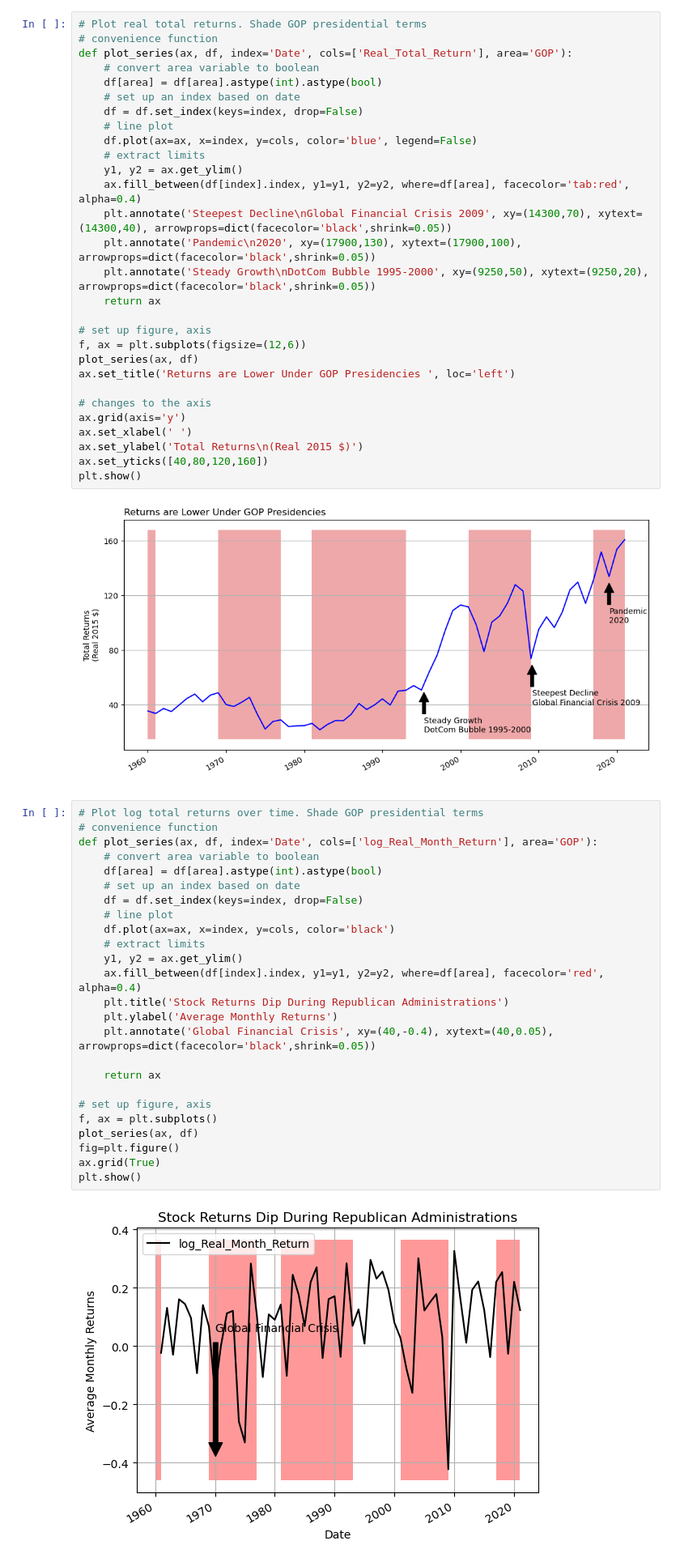
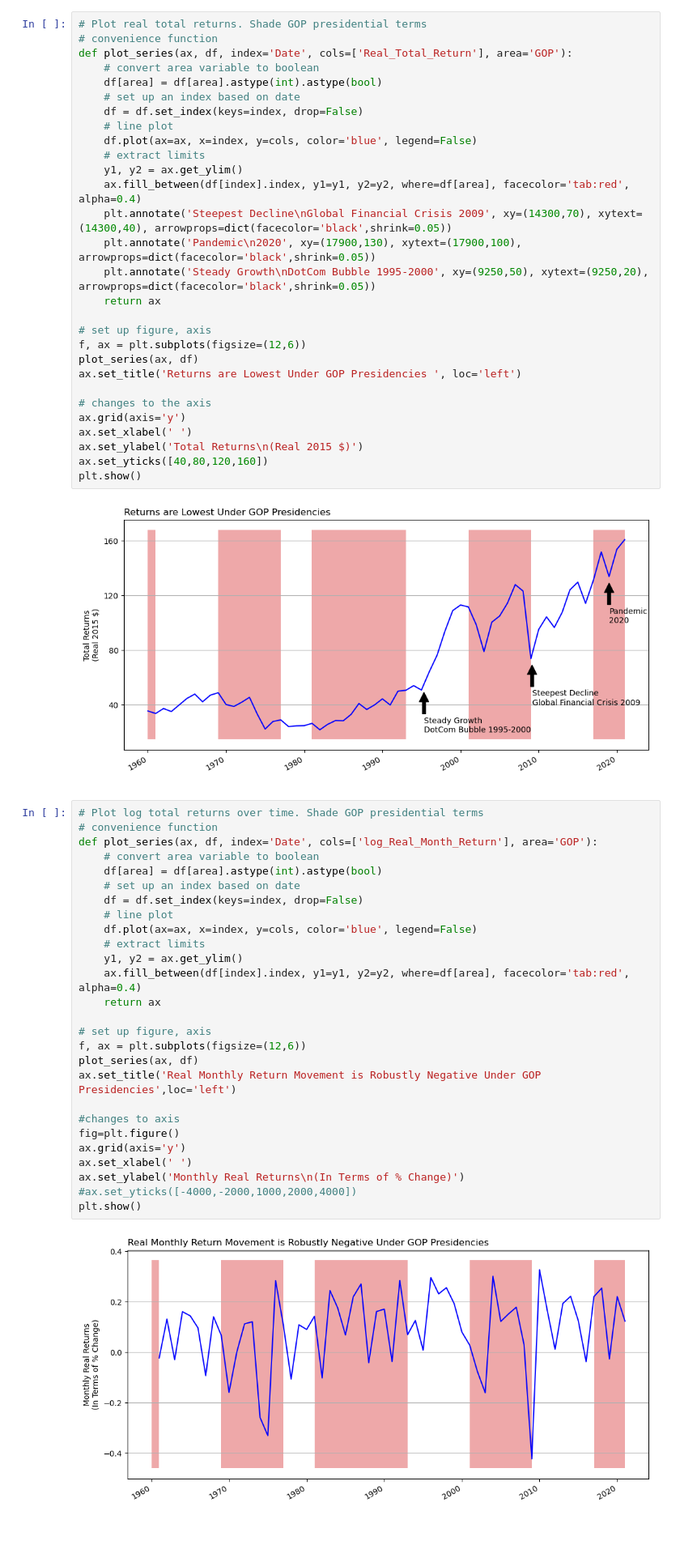
Before and after one commit to avnikadubey/as.180.369, a Jupyter notebook: contrib/avnikadubey/class-05- ZahnMVStockReturns.ipynb, the cells around one changed output. Shown: that part at 81% size. Cells and saved outputs as stored; diff of their text form; blank space fills up the shorter version.

Commit message:
Round 3 Edits: In this round of edits I focused on the 2nd graph. I restructured the figure size, added correlating background colors, included descriptive titles and labels where appropriate, standardized the axes, made the colors of the lines consistent with Graph 1, and removed redundancies

```diff
--- a/contrib/avnikadubey/class-05- ZahnMVStockReturns.ipynb
+++ b/contrib/avnikadubey/class-05- ZahnMVStockReturns.ipynb
@@ -163,7 +163,7 @@ def plot_series(ax, df, index='Date', cols=['Real_Total_Return'], area='GOP'):
 # set up figure, axis
 f, ax = plt.subplots(figsize=(12,6))
 plot_series(ax, df)
-ax.set_title('Returns are Lower Under GOP Presidencies ', loc='left')
+ax.set_title('Returns are Lowest Under GOP Presidencies ', loc='left')
 
 # changes to the axis
 ax.grid(axis='y')
@@ -176,30 +176,32 @@ plt.show()
 # %%
 # Plot log total returns over time. Shade GOP presidential terms
 # convenience function
 def plot_series(ax, df, index='Date', cols=['log_Real_Month_Return'], area='GOP'):
     # convert area variable to boolean
     df[area] = df[area].astype(int).astype(bool)
     # set up an index based on date
     df = df.set_index(keys=index, drop=False)
     # line plot
-    df.plot(ax=ax, x=index, y=cols, color='black')
+    df.plot(ax=ax, x=index, y=cols, color='blue', legend=False)
     # extract limits
     y1, y2 = ax.get_ylim()
-    ax.fill_between(df[index].index, y1=y1, y2=y2, where=df[area], facecolor='red', alpha=0.4)
-    plt.title('Stock Returns Dip During Republican Administrations')
-    plt.ylabel('Average Monthly Returns')
-    plt.annotate('Global Financial Crisis', xy=(40,-0.4), xytext=(40,0.05), arrowprops=dict(facecolor='black',shrink=0.05))
-
+    ax.fill_between(df[index].index, y1=y1, y2=y2, where=df[area], facecolor='tab:red', alpha=0.4)
     return ax
 
 # set up figure, axis
-f, ax = plt.subplots()
+f, ax = plt.subplots(figsize=(12,6))
 plot_series(ax, df)
+ax.set_title('Real Monthly Return Movement is Robustly Negative Under GOP Presidencies',loc='left')
+
+#changes to axis
 fig=plt.figure()
-ax.grid(True)
+ax.grid(axis='y')
+ax.set_xlabel(' ')
+ax.set_ylabel('Monthly Real Returns\n(In Terms of % Change)')
+#ax.set_yticks([-4000,-2000,1000,2000,4000])
 plt.show()
 # %% [output]
-[figure, old version]
+[figure, new version]
 <Figure size 640x480 with 0 Axes>
 # %%
 # Run OLS regression of Monthly earnings onto GOP president flag
```
